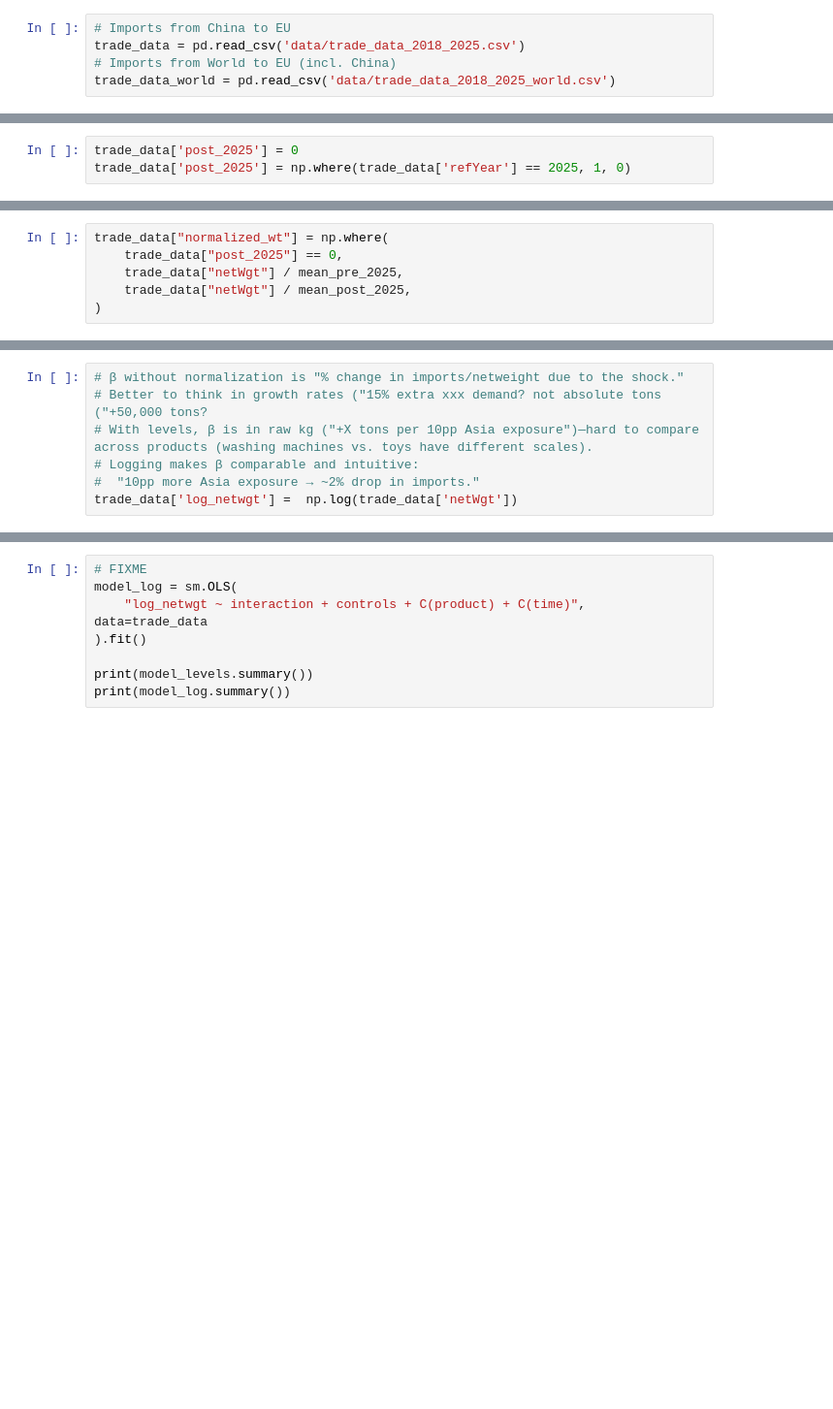
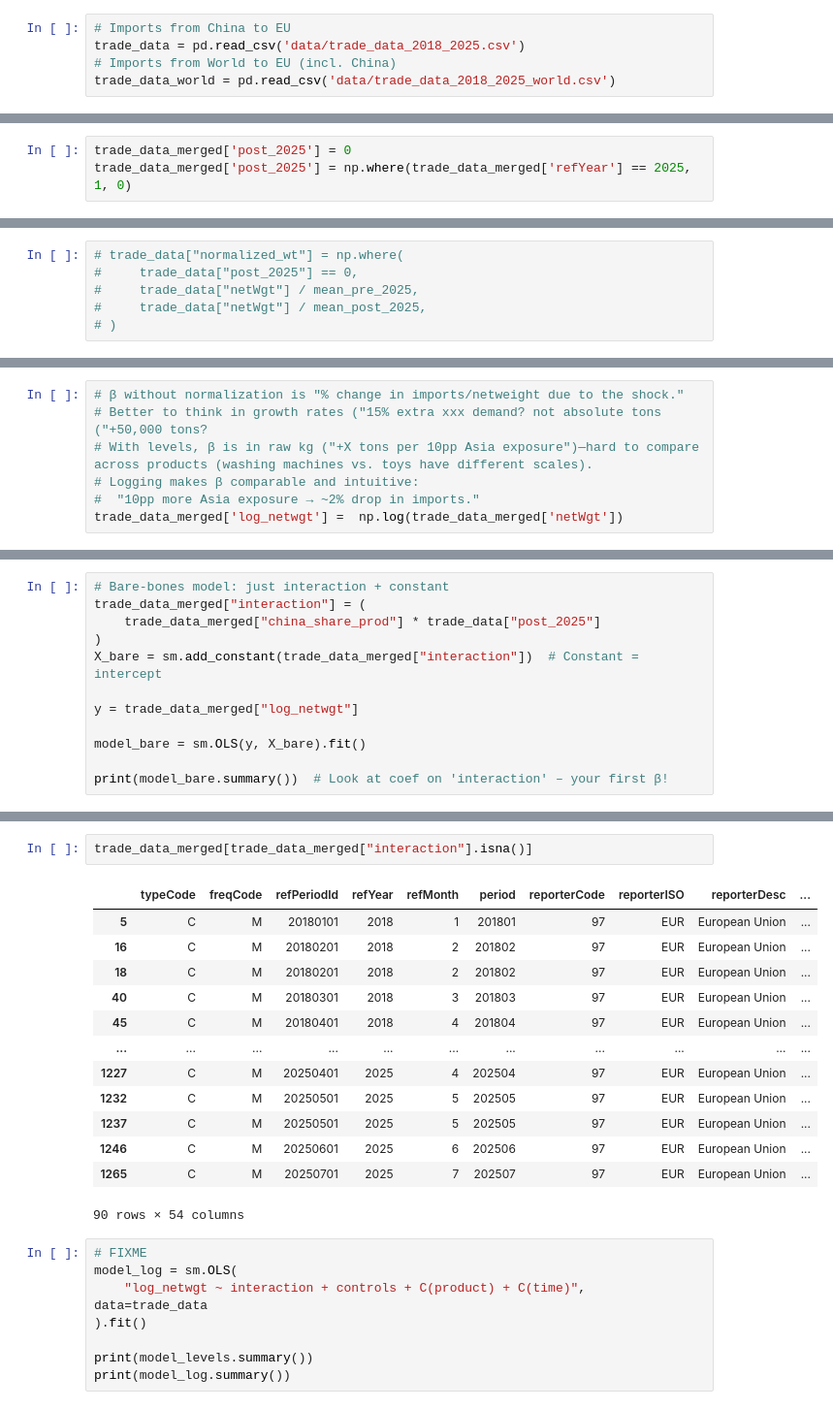
Before and after one commit to bhatt-keshav/Deglobalization, a Jupyter notebook: prepare-data.ipynb, the cells around one changed output, grey strips where cells are left out. Shown at 97% size. Drawn from its saved outputs; the diff is of its cells as text; blank space fills up the shorter version.

Commit message:
trying to run regression on interaction variable

```diff
--- a/prepare-data.ipynb
+++ b/prepare-data.ipynb
@@ -27,3 +55,3 @@ grouped_yr_code = trade_data.groupby(["refYear", "cmdCode", "post_2025"]).agg(
 # %%
-trade_data['post_2025'] = 0
-trade_data['post_2025'] = np.where(trade_data['refYear'] == 2025, 1, 0)
+trade_data_merged['post_2025'] = 0
+trade_data_merged['post_2025'] = np.where(trade_data_merged['refYear'] == 2025, 1, 0)
@@ -33,9 +87,9 @@ mean_post_2025 = trade_data[trade_data['post_2025'] == 1]['netWgt'].mean()
 # %%
-trade_data["normalized_wt"] = np.where(
-    trade_data["post_2025"] == 0,
-    trade_data["netWgt"] / mean_pre_2025,
-    trade_data["netWgt"] / mean_post_2025,
-)
+# trade_data["normalized_wt"] = np.where(
+#     trade_data["post_2025"] == 0,
+#     trade_data["netWgt"] / mean_pre_2025,
+#     trade_data["netWgt"] / mean_post_2025,
+# )
 # %%
 # Std ~0.78 means most values cluster around 0.4–1.6 (25th–75th percentiles).
 # Max=4.24 is an outlier (4× mean), but not extreme like raw trade data (where max can be 1000× min).
@@ -58,4 +112,4 @@ Name: normalized_wt, dtype: float64
 # With levels, β is in raw kg ("+X tons per 10pp Asia exposure")—hard to compare across products (washing machines vs. toys have different scales).
 # Logging makes β comparable and intuitive:
 #  "10pp more Asia exposure → ~2% drop in imports."
-trade_data['log_netwgt'] =  np.log(trade_data['netWgt'])
+trade_data_merged['log_netwgt'] =  np.log(trade_data_merged['netWgt'])
@@ -86,0 +116,12 @@ trade_data_merged.head()
+# %%
+# Bare-bones model: just interaction + constant
+trade_data_merged["interaction"] = (
+    trade_data_merged["china_share_prod"] * trade_data["post_2025"]
+)
+X_bare = sm.add_constant(trade_data_merged["interaction"])  # Constant = intercept
+
+y = trade_data_merged["log_netwgt"]
+
+model_bare = sm.OLS(y, X_bare).fit()
+
+print(model_bare.summary())  # Look at coef on 'interaction' – your first β!
@@ -87,3 +136,19 @@ trade_data_merged.head()
+# %%
+trade_data_merged[trade_data_merged["interaction"].isna()]
+# %% [output]
+|  | typeCode | freqCode | refPeriodId | refYear | refMonth | period | reporterCode | reporterISO | reporterDesc | ... |
+| 5 | C | M | 20180101 | 2018 | 1 | 201801 | 97 | EUR | European Union | ... |
+| 16 | C | M | 20180201 | 2018 | 2 | 201802 | 97 | EUR | European Union | ... |
+| 18 | C | M | 20180201 | 2018 | 2 | 201802 | 97 | EUR | European Union | ... |
+| 40 | C | M | 20180301 | 2018 | 3 | 201803 | 97 | EUR | European Union | ... |
+| 45 | C | M | 20180401 | 2018 | 4 | 201804 | 97 | EUR | European Union | ... |
+| ... | ... | ... | ... | ... | ... | ... | ... | ... | ... | ... |
+| 1227 | C | M | 20250401 | 2025 | 4 | 202504 | 97 | EUR | European Union | ... |
+| 1232 | C | M | 20250501 | 2025 | 5 | 202505 | 97 | EUR | European Union | ... |
+| 1237 | C | M | 20250501 | 2025 | 5 | 202505 | 97 | EUR | European Union | ... |
+| 1246 | C | M | 20250601 | 2025 | 6 | 202506 | 97 | EUR | European Union | ... |
+| 1265 | C | M | 20250701 | 2025 | 7 | 202507 | 97 | EUR | European Union | ... |
+90 rows × 54 columns
 # %%
 # FIXME
 model_log = sm.OLS(
```
Also changed, not shown: parts of 14 cells of this notebook.
